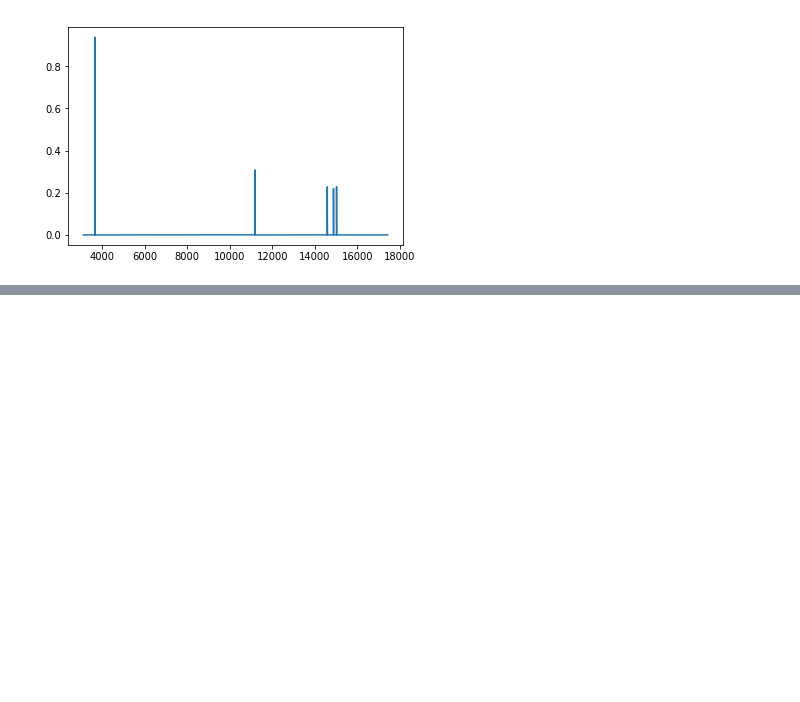
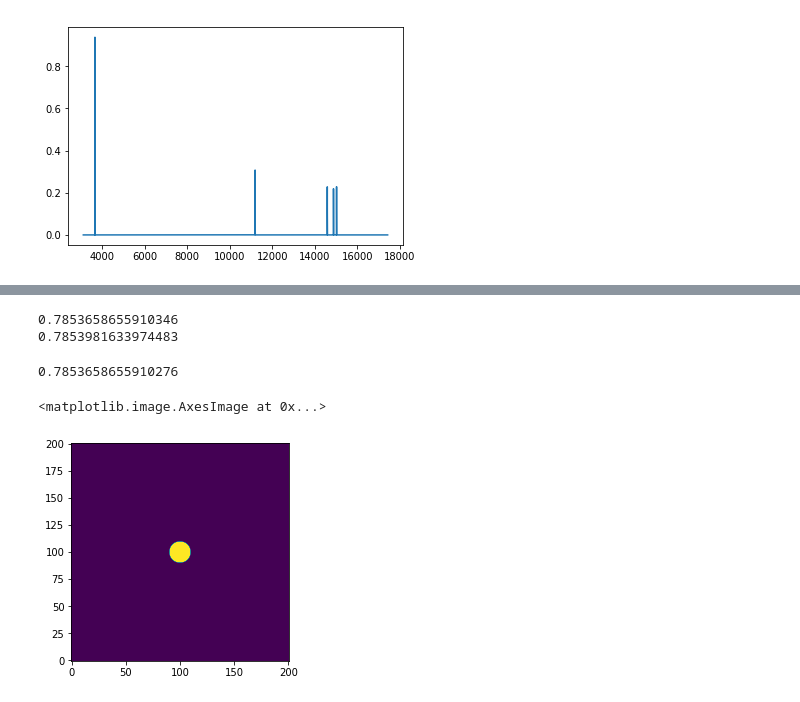
Before and after one commit to Keck-FOBOS/enyo, a Jupyter notebook: notebooks/FOBOS_SNR_v2.ipynb, the cells around one changed output, grey strips where cells are left out. Saved outputs shown, nothing was run; the diff lists cells and outputs as text; code cells hidden in the pictures; blank space fills up the shorter version.

Commit message:
fixed aperture

```diff
--- a/notebooks/FOBOS_SNR_v2.ipynb
+++ b/notebooks/FOBOS_SNR_v2.ipynb
@@ -55,7 +70,3 @@ pyplot.imshow(intrinsic.data, origin='lower', interpolation='nearest')
-# %%
-# Construct the on-sky source distribution
-seeing = 0.8
-onsky = source.OnSkySource(seeing, intrinsic, )
 # %%
 # Get the sky spectrum
 sky_spectrum = spectrum.MaunakeaSkySpectrum()
@@ -66,6 +79,25 @@ atmospheric_throughput = efficiency.AtmosphericThroughput(airmass=airmass)
 # %%
 # Telescope; mostly just used for aperture area
 telescope = telescopes.KeckTelescope()
+# %%
+# Define the observing aperture; fiber diameter is in arcseconds
+fiber_diameter = 1.0
+fiber = aperture.FiberAperture(0, 0, fiber_diameter, resolution=100)
+print(fiber.area)
+print(numpy.pi*(fiber_diameter/2)**2)
+# %% [output]
+0.7853658655910346
+0.7853981633974483
+# %%
+aperture_image = fiber.grid_overlap(onsky.x, onsky.y, method='fractional')
+print(numpy.sum(aperture_image))
+# %% [output]
+0.7853658655910276
+# %%
+pyplot.imshow(aperture_image, origin='lower', interpolation='nearest')
+# %% [output]
+<matplotlib.image.AxesImage at 0x...>
+[figure, added]
 # %%
 # Get the full system (top of telescope) throughput
 
```
Also changed, not shown: parts of 6 cells of this notebook, 6 other files.
